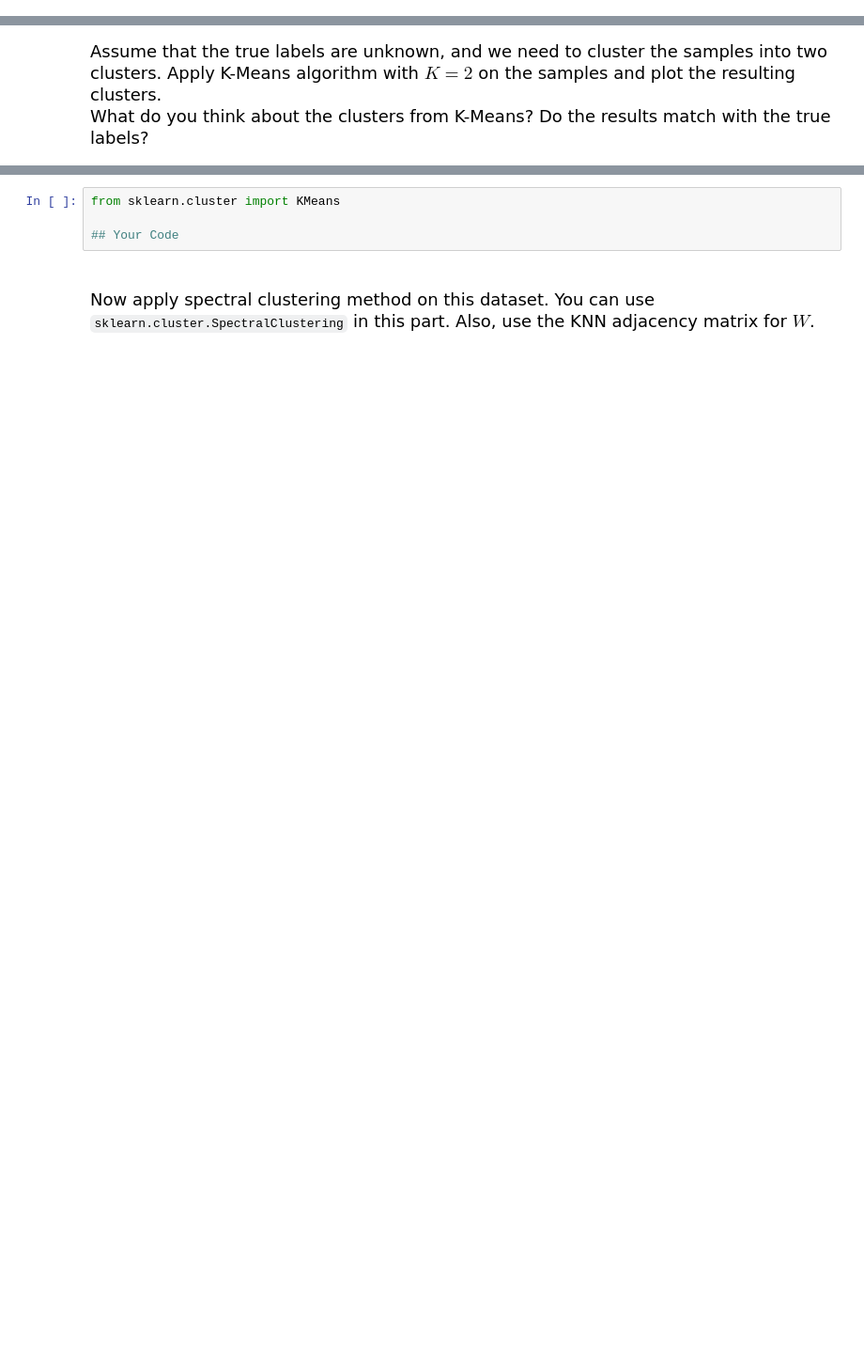
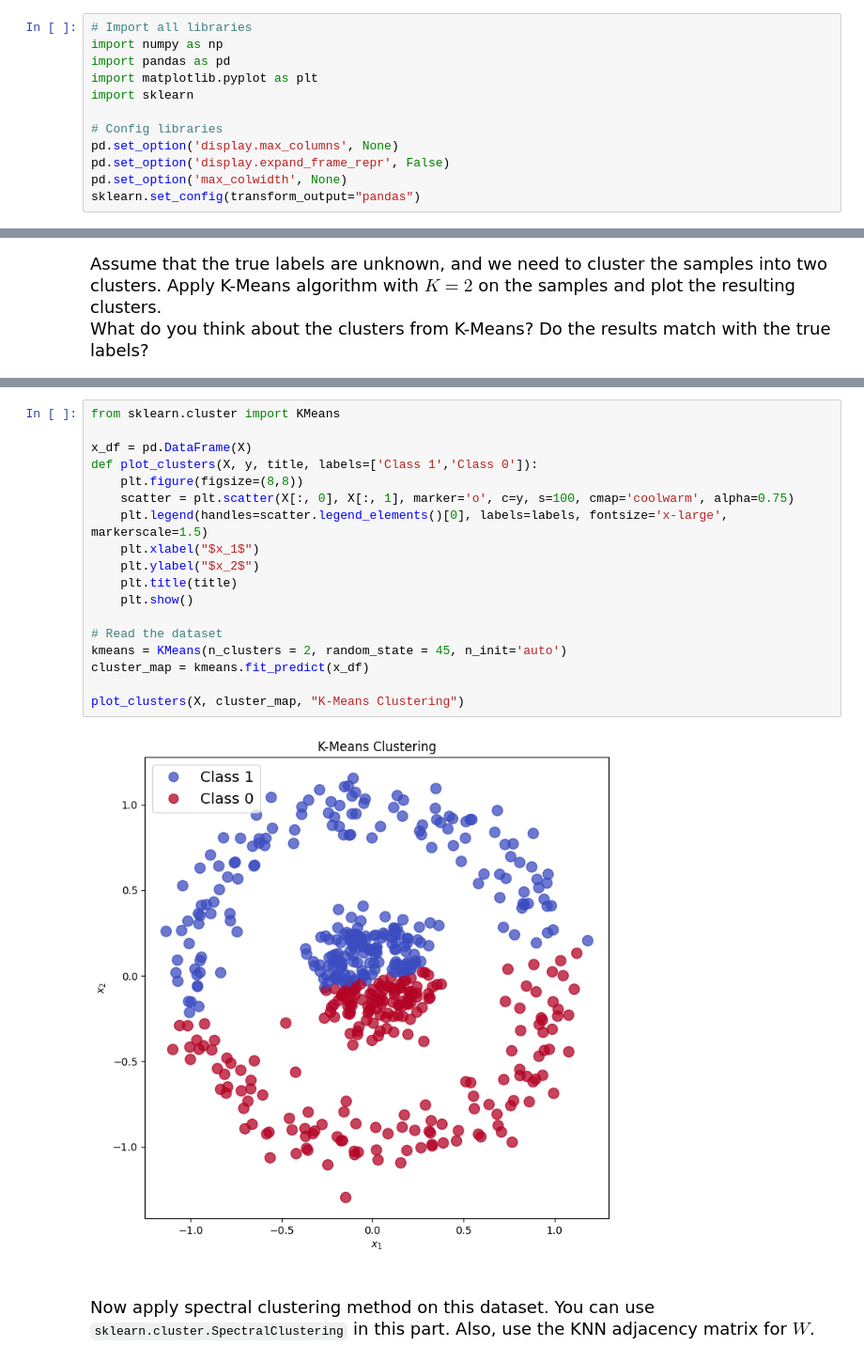
Before and after one commit to jrazi/machine-learning-bioinformatics-assignments-spring-2023, a Jupyter notebook: A1/HW1_MLforBio_Practical/HW1_MLforBio_Spectral Clustering.ipynb, the cells around one changed output, grey strips where cells are left out. Shown at 94% size. Cells and saved outputs as stored; diff of their text form; blank space fills up the shorter version.

```diff
--- a/A1/HW1_MLforBio_Practical/HW1_MLforBio_Spectral Clustering.ipynb
+++ b/A1/HW1_MLforBio_Practical/HW1_MLforBio_Spectral Clustering.ipynb
@@ -87,6 +93,18 @@ Why do you think the second eigenvalue is close to zero in the following graph?
 ## Part (C)
 <font face="Arial" size=4> <br>
 Here we want to compare the results of spectral clustering to the typical K-Means clustering. Consider the following dataset:
+# %%
+# Import all libraries
+import numpy as np
+import pandas as pd
+import matplotlib.pyplot as plt
+import sklearn
+
+# Config libraries
+pd.set_option('display.max_columns', None)
+pd.set_option('display.expand_frame_repr', False)
+pd.set_option('max_colwidth', None)
+sklearn.set_config(transform_output="pandas")
 # %%
 from sklearn.datasets import make_circles
 import numpy as np
@@ -110,7 +131,23 @@ Assume that the true labels are unknown, and we need to cluster the samples into
 # %%
 from sklearn.cluster import KMeans
 
-## Your Code
+x_df = pd.DataFrame(X)
+def plot_clusters(X, y, title, labels=['Class 1','Class 0']):
+    plt.figure(figsize=(8,8))
+    scatter = plt.scatter(X[:, 0], X[:, 1], marker='o', c=y, s=100, cmap='coolwarm', alpha=0.75)
+    plt.legend(handles=scatter.legend_elements()[0], labels=labels, fontsize='x-large', markerscale=1.5)
+    plt.xlabel("$x_1$")
+    plt.ylabel("$x_2$")
+    plt.title(title)
+    plt.show()
+
+# Read the dataset
+kmeans = KMeans(n_clusters = 2, random_state = 45, n_init='auto')
+cluster_map = kmeans.fit_predict(x_df)
+
+plot_clusters(X, cluster_map, "K-Means Clustering")
+# %% [output]
+[figure, added]
 # %% [markdown]
 <font face="Arial" size=4> <br>
 Now apply spectral clustering method on this dataset. You can use <code>sklearn.cluster.SpectralClustering</code> in this part. Also, use the KNN adjacency matrix for <b>$W$</b>.
```
Also changed, not shown: parts of 23 cells of this notebook, 17 other files.
